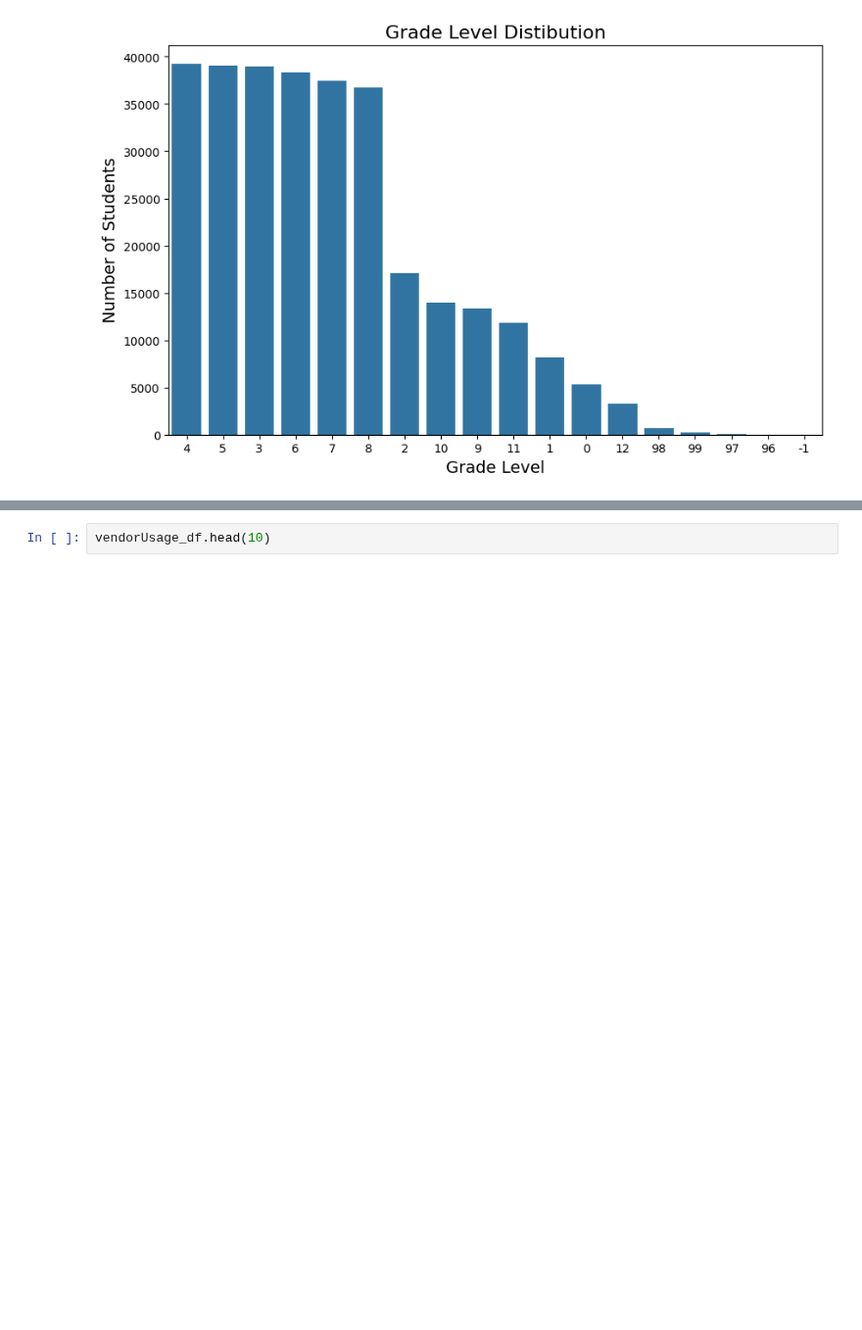
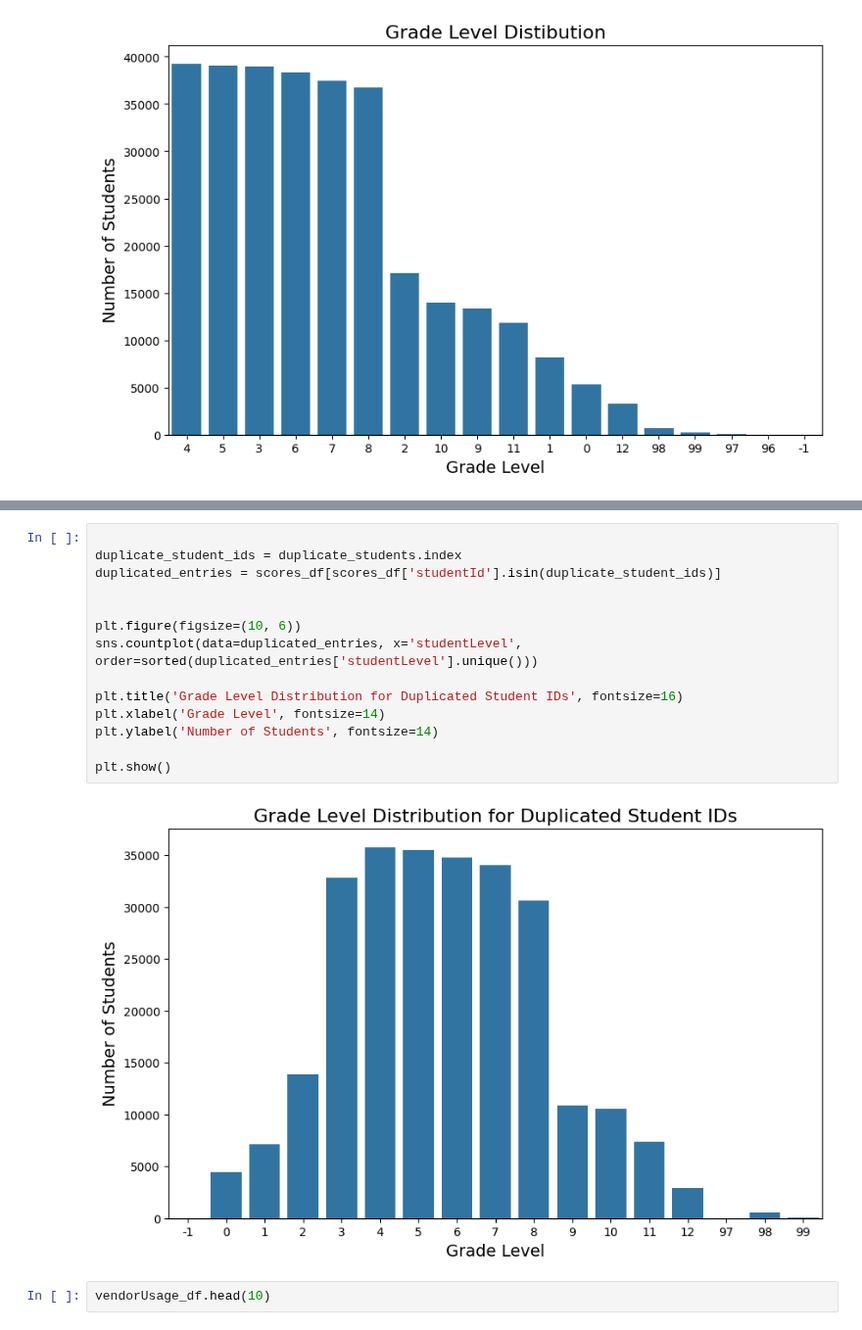
Before and after one commit to level-data-1a/predicting-proficiency, a Jupyter notebook: maya-explore.ipynb, the cells around one changed output, grey strips where cells are left out. Shown at 98% size. Saved outputs shown, nothing was run; the diff lists cells and outputs as text; blank space fills up the shorter version.

```diff
--- a/maya-explore.ipynb
+++ b/maya-explore.ipynb
@@ -261,3 +224,19 @@ plt.show()
+# %%
+
+duplicate_student_ids = duplicate_students.index
+duplicated_entries = scores_df[scores_df['studentId'].isin(duplicate_student_ids)]
+
+
+plt.figure(figsize=(10, 6))
+sns.countplot(data=duplicated_entries, x='studentLevel', order=sorted(duplicated_entries['studentLevel'].unique()))
+
+plt.title('Grade Level Distribution for Duplicated Student IDs', fontsize=16)
+plt.xlabel('Grade Level', fontsize=14)
+plt.ylabel('Number of Students', fontsize=14)
+
+plt.show()
+# %% [output]
+[figure, added]
 # %%
 vendorUsage_df.head(10)
 # %% [output]
```
Also changed, not shown: parts of 27 cells of this notebook.
